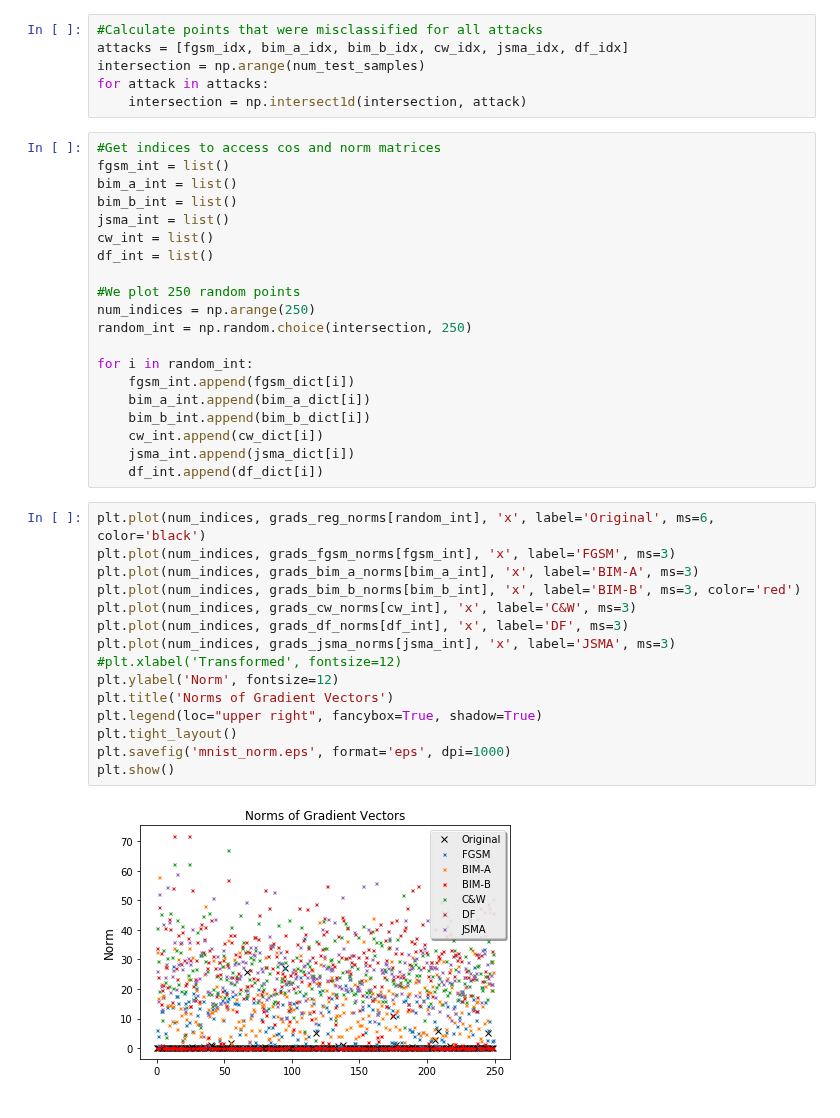
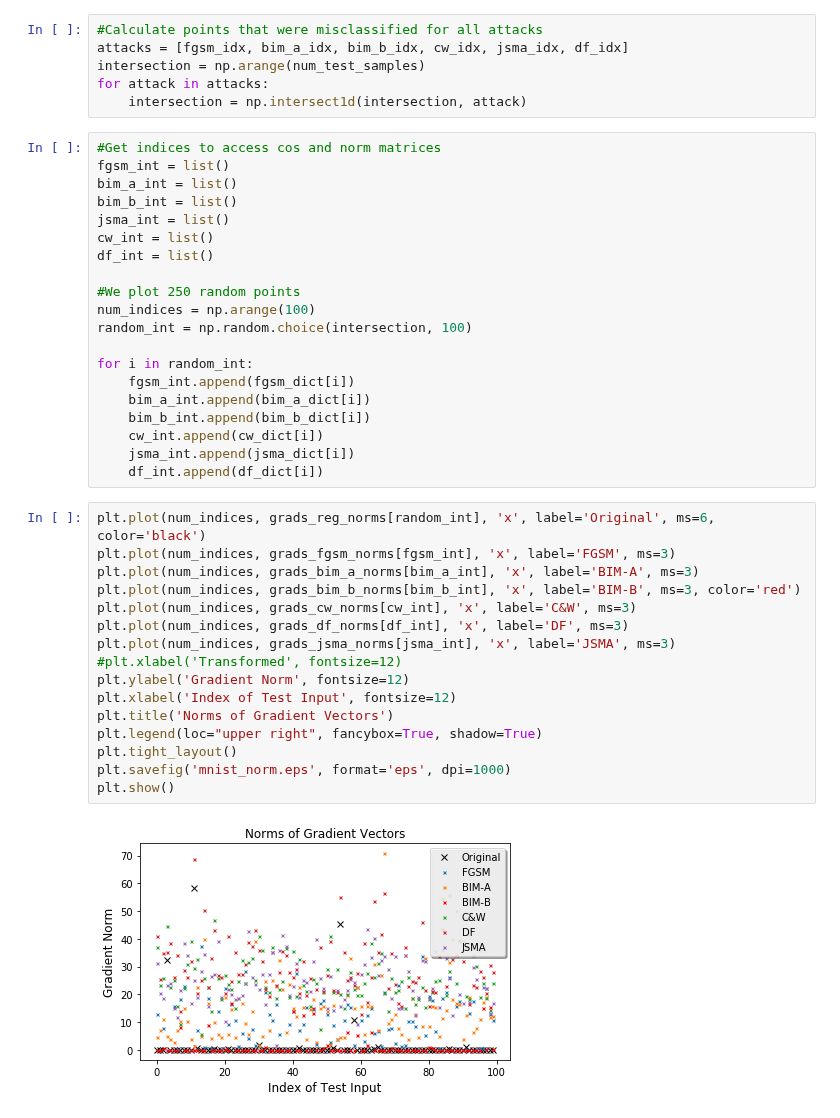
Before and after one commit to jasjeetIM/AdversarialDetector, a Jupyter notebook: notebooks/MNIST.ipynb, the cells around one changed output. Cells and saved outputs as stored; diff of their text form.

```diff
--- a/notebooks/MNIST.ipynb
+++ b/notebooks/MNIST.ipynb
@@ -747,8 +773,8 @@ cw_int = list()
 df_int = list()
 
 #We plot 250 random points
-num_indices = np.arange(250)
-random_int = np.random.choice(intersection, 250)
+num_indices = np.arange(100)
+random_int = np.random.choice(intersection, 100)
 
 for i in random_int:
     fgsm_int.append(fgsm_dict[i])
@@ -760,18 +786,19 @@ for i in random_int:
 # %%
 plt.plot(num_indices, grads_reg_norms[random_int], 'x', label='Original', ms=6, color='black')
 plt.plot(num_indices, grads_fgsm_norms[fgsm_int], 'x', label='FGSM', ms=3)
 plt.plot(num_indices, grads_bim_a_norms[bim_a_int], 'x', label='BIM-A', ms=3)
 plt.plot(num_indices, grads_bim_b_norms[bim_b_int], 'x', label='BIM-B', ms=3, color='red')
 plt.plot(num_indices, grads_cw_norms[cw_int], 'x', label='C&W', ms=3)
 plt.plot(num_indices, grads_df_norms[df_int], 'x', label='DF', ms=3)
 plt.plot(num_indices, grads_jsma_norms[jsma_int], 'x', label='JSMA', ms=3)
 #plt.xlabel('Transformed', fontsize=12)
-plt.ylabel('Norm', fontsize=12)
+plt.ylabel('Gradient Norm', fontsize=12)
+plt.xlabel('Index of Test Input', fontsize=12)
 plt.title('Norms of Gradient Vectors')
 plt.legend(loc="upper right", fancybox=True, shadow=True)
 plt.tight_layout()
 plt.savefig('mnist_norm.eps', format='eps', dpi=1000)
 plt.show()
 # %% [output]
-[figure, old version]
+[figure, new version]
 # %%
```
Also changed, not shown: parts of 14 cells of this notebook, 2 other files.
